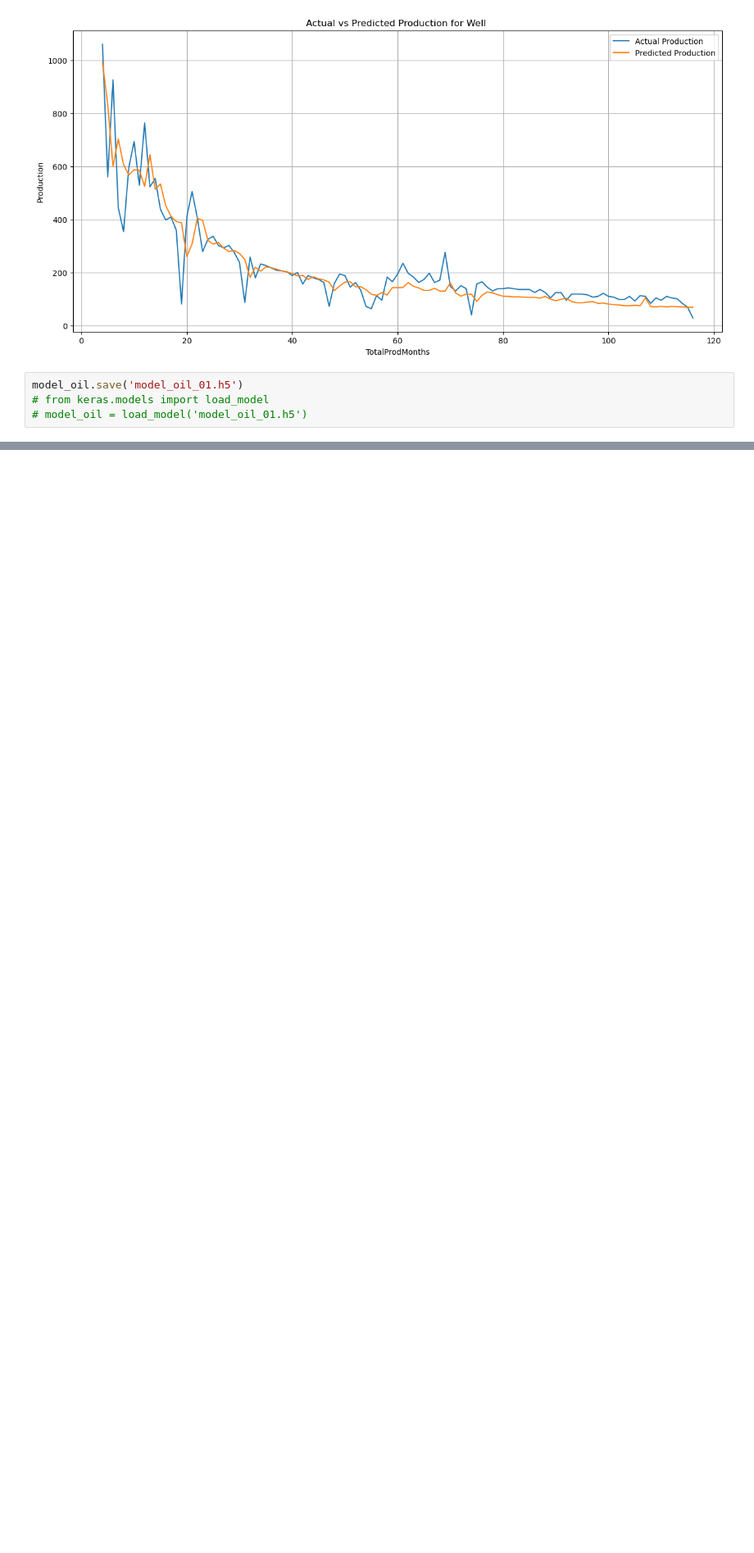
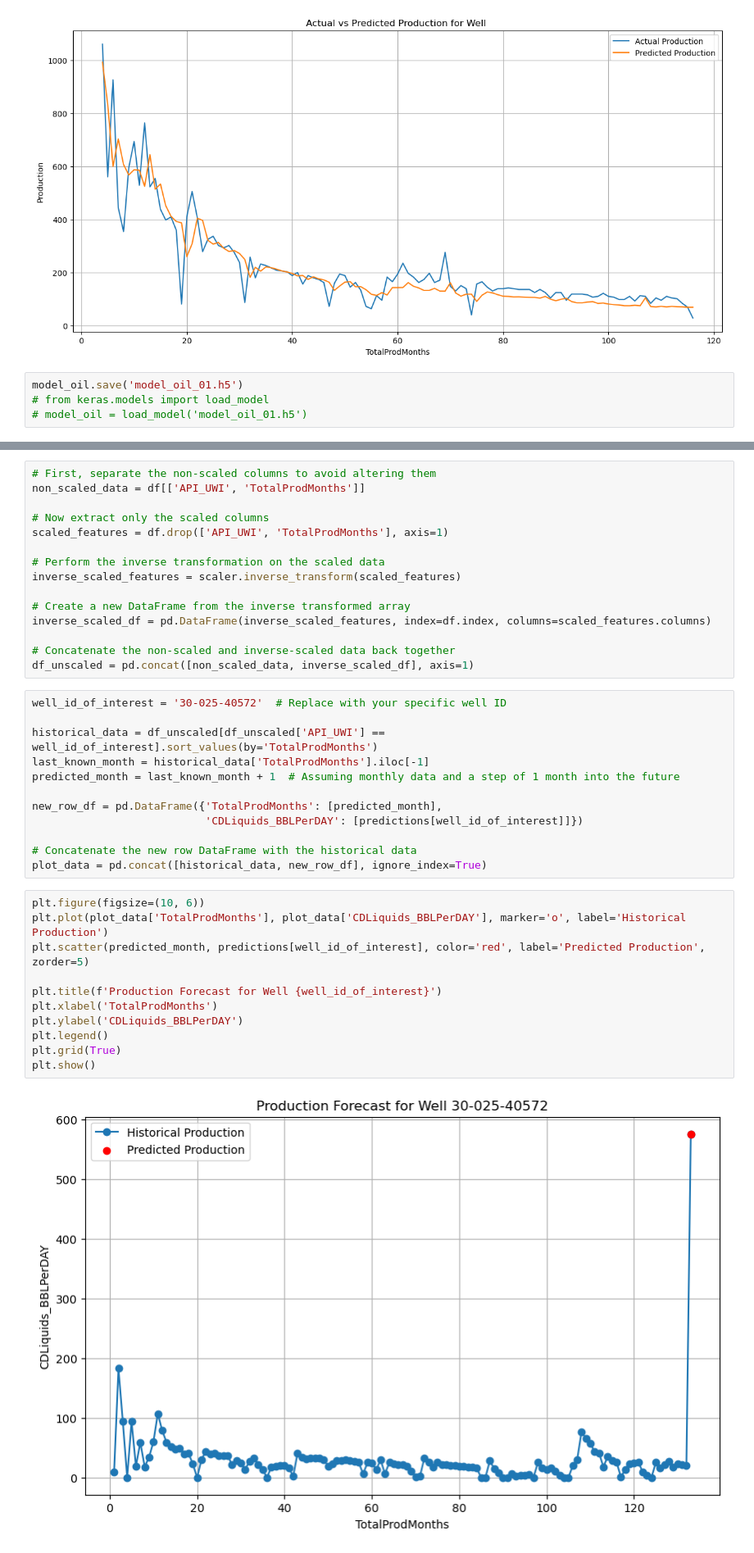
Before and after one commit to jamie1016jamie1016/oil_gas_prediction, a Jupyter notebook: Untitled-1.ipynb, the cells around one changed output, grey strips where cells are left out. Shown at 82% size. Drawn from its saved outputs; the diff is of its cells as text; blank space fills up the shorter version.

```diff
--- a/Untitled-1.ipynb
+++ b/Untitled-1.ipynb
@@ -583,0 +700,40 @@ model_oil.save('model_oil_01.h5')
+# %%
+# First, separate the non-scaled columns to avoid altering them
+non_scaled_data = df[['API_UWI', 'TotalProdMonths']]
+
+# Now extract only the scaled columns
+scaled_features = df.drop(['API_UWI', 'TotalProdMonths'], axis=1)
+
+# Perform the inverse transformation on the scaled data
+inverse_scaled_features = scaler.inverse_transform(scaled_features)
+
+# Create a new DataFrame from the inverse transformed array
+inverse_scaled_df = pd.DataFrame(inverse_scaled_features, index=df.index, columns=scaled_features.columns)
+
+# Concatenate the non-scaled and inverse-scaled data back together
+df_unscaled = pd.concat([non_scaled_data, inverse_scaled_df], axis=1)
+# %%
+well_id_of_interest = '30-025-40572'  # Replace with your specific well ID
+
+historical_data = df_unscaled[df_unscaled['API_UWI'] == well_id_of_interest].sort_values(by='TotalProdMonths')
+last_known_month = historical_data['TotalProdMonths'].iloc[-1]
+predicted_month = last_known_month + 1  # Assuming monthly data and a step of 1 month into the future
+
+new_row_df = pd.DataFrame({'TotalProdMonths': [predicted_month],
+                           'CDLiquids_BBLPerDAY': [predictions[well_id_of_interest]]})
+
+# Concatenate the new row DataFrame with the historical data
+plot_data = pd.concat([historical_data, new_row_df], ignore_index=True)
+# %%
+plt.figure(figsize=(10, 6))
+plt.plot(plot_data['TotalProdMonths'], plot_data['CDLiquids_BBLPerDAY'], marker='o', label='Historical Production')
+plt.scatter(predicted_month, predictions[well_id_of_interest], color='red', label='Predicted Production', zorder=5)
+
+plt.title(f'Production Forecast for Well {well_id_of_interest}')
+plt.xlabel('TotalProdMonths')
+plt.ylabel('CDLiquids_BBLPerDAY')
+plt.legend()
+plt.grid(True)
+plt.show()
+# %% [output]
+[figure, added]
```
Also changed, not shown: parts of 5 cells of this notebook.
